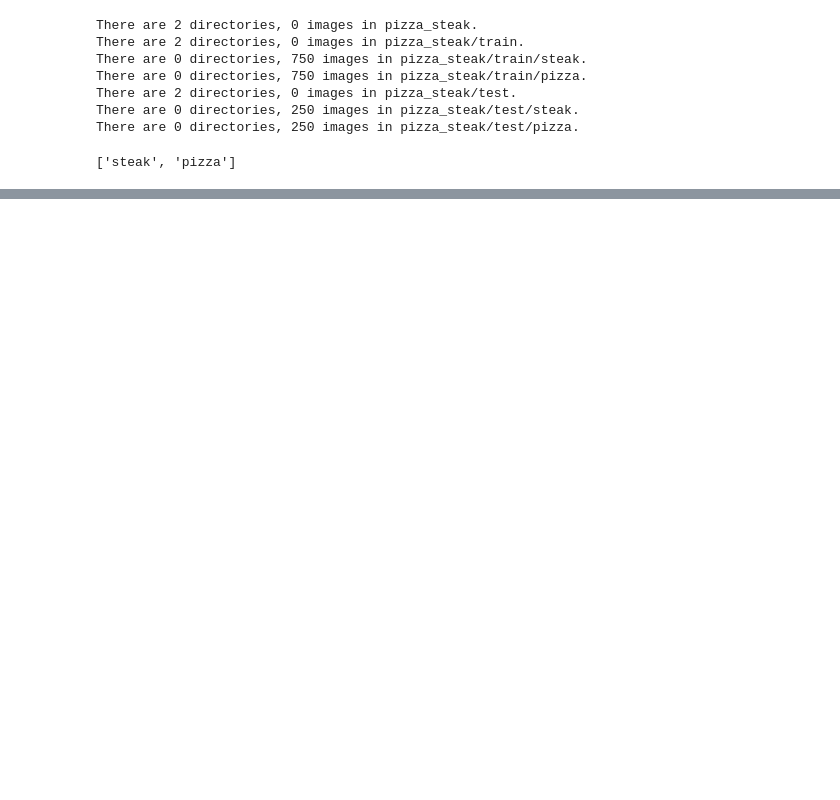
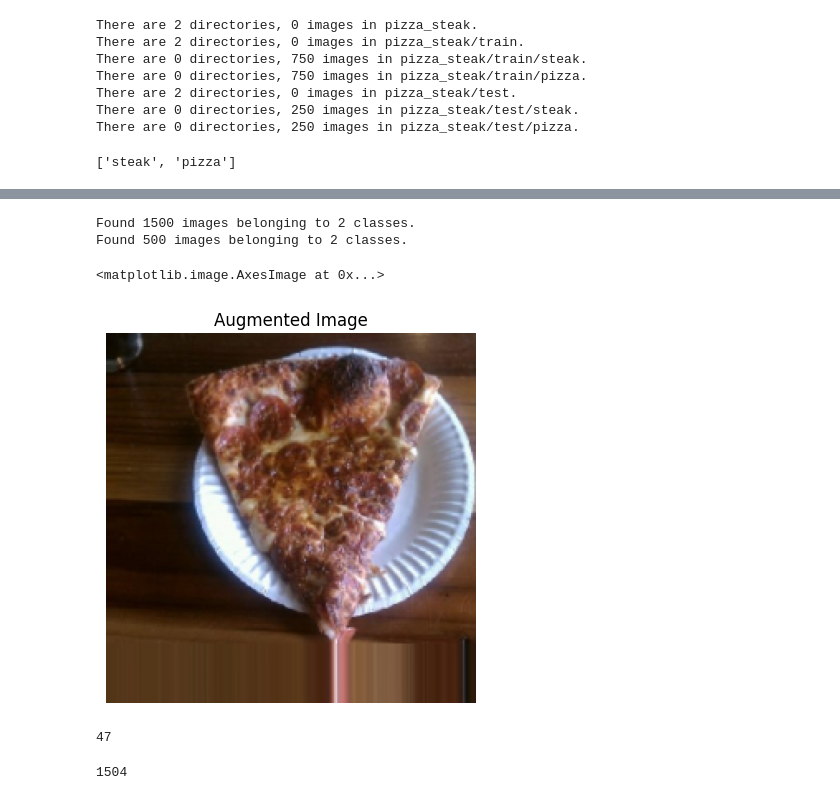
Before and after one commit to SoumiK-777/TensorFlow, a Jupyter notebook: module5_cnn.ipynb, the cells around one changed output, grey strips where cells are left out. Drawn from its saved outputs; the diff is of its cells as text; code cells hidden in the pictures; blank space fills up the shorter version.

```diff
--- a/module5_cnn.ipynb
+++ b/module5_cnn.ipynb
@@ -85,0 +294,46 @@ array([[[26, 16, 15],
+# %%
+from tensorflow.python import keras
+from keras.preprocessing.image import ImageDataGenerator
+
+train_dir="./pizza_steak/train/"
+test_dir="./pizza_steak/test/"
+
+train_datagen_augmented=ImageDataGenerator(rescale=1/255.,
+                                        rotation_range=0.2,
+                                        zoom_range=0.2,
+                                        width_shift_range=0.2,
+                                        height_shift_range=0.2,
+                                        shear_range=0.2,
+                                        horizontal_flip=True,)
+test_datagen=ImageDataGenerator(rescale=1/255.)
+
+train_data_augmented=train_datagen_augmented.flow_from_directory(train_dir,target_size=(224,224),
+                                                    batch_size=32,class_mode="binary",shuffle=True)#Shuffling make model more general
+test_data=test_datagen.flow_from_directory(test_dir,target_size=(224,224),
+                                                    batch_size=32,class_mode="binary",shuffle=False)
+# %% [output]
+Found 1500 images belonging to 2 classes.
+Found 500 images belonging to 2 classes.
+# %%
+images,labels=train_data_augmented.next()
+# %%
+import random
+import matplotlib.pyplot as plt
+%matplotlib inline
+
+random_number=random.randint(0,31)
+
+plt.title("Augmented Image")
+plt.axis("off")
+plt.imshow(images[random_number])
+# %% [output]
+<matplotlib.image.AxesImage at 0x...>
+[figure, added]
+# %%
+len(train_data_augmented)
+# %% [output]
+47
+# %%
+47*32
+# %% [output]
+1504
```
Also changed, not shown: parts of 57 cells of this notebook, 8 other files.
